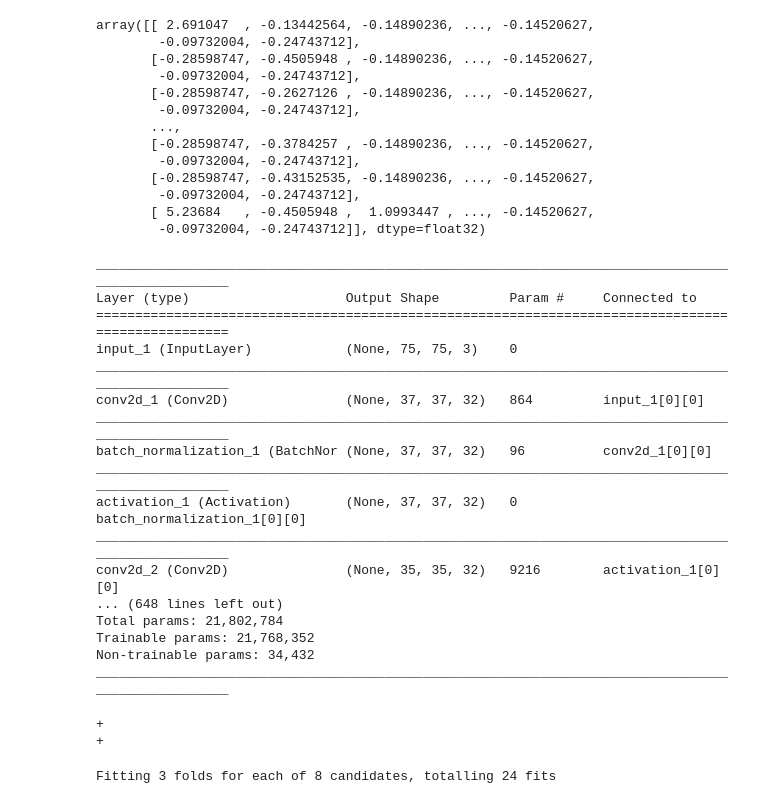
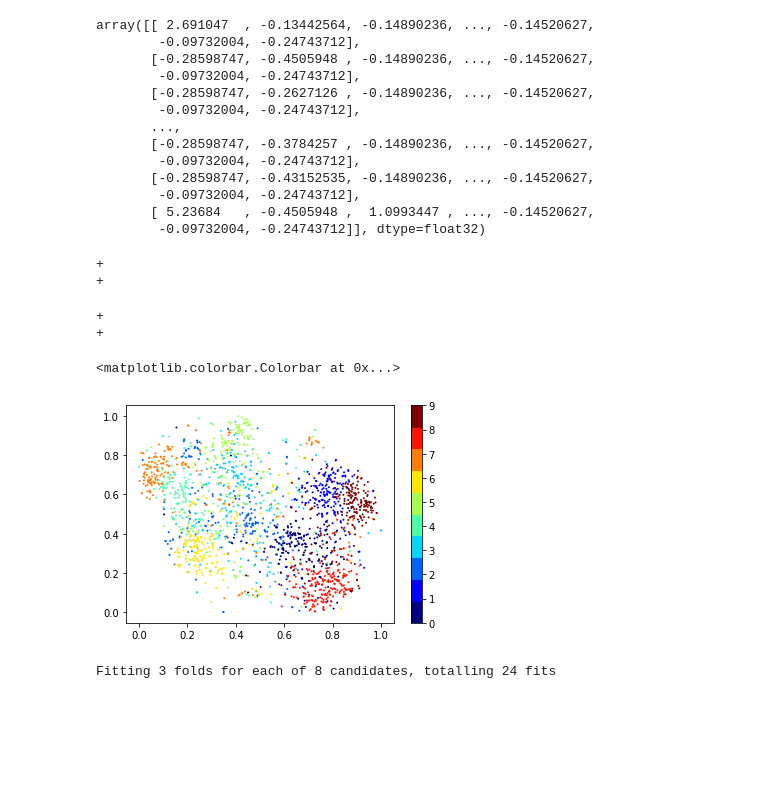
Before and after one commit to AgnieszkaZgo/CNN_SVM_CIFAR-10, a Jupyter notebook: cifar.ipynb, the cells around one changed output. Saved outputs shown, nothing was run; the diff lists cells and outputs as text; code cells hidden in the pictures; blank space fills up the shorter version.

```diff
--- a/cifar.ipynb
+++ b/cifar.ipynb
@@ -85,38 +87,18 @@ array([[ 2.691047  , -0.13442564, -0.14890236, ..., -0.14520627,
        [ 5.23684   , -0.4505948 ,  1.0993447 , ..., -0.14520627,
         -0.09732004, -0.24743712]], dtype=float32)
 # %%
-model_inc = InceptionV3(weights='imagenet', include_top=False, input_shape=(75,75,3), classes=10)
+model_inc = InceptionV3(weights='imagenet', pooling='avg', include_top=False)
-# %%
-model_inc.summary()
-# %% [output]
-__________________________________________________________________________________________________
-Layer (type)                    Output Shape         Param #     Connected to
-==================================================================================================
-input_1 (InputLayer)            (None, 75, 75, 3)    0
-__________________________________________________________________________________________________
-conv2d_1 (Conv2D)               (None, 37, 37, 32)   864         input_1[0][0]
-__________________________________________________________________________________________________
-batch_normalization_1 (BatchNor (None, 37, 37, 32)   96          conv2d_1[0][0]
-__________________________________________________________________________________________________
-activation_1 (Activation)       (None, 37, 37, 32)   0           batch_normalization_1[0][0]
-__________________________________________________________________________________________________
-conv2d_2 (Conv2D)               (None, 35, 35, 32)   9216        activation_1[0][0]
-... (648 lines left out)
-Total params: 21,802,784
-Trainable params: 21,768,352
-Non-trainable params: 34,432
-__________________________________________________________________________________________________
 # %%
-X_train = np.empty((x_train.shape[0], 75, 75, 3))
-for i in range(x_train.shape[0]):
-    X_train[i] = np.array(Image.fromarray(x_train[i]).resize((75, 75)))/255
-
-X_test = np.empty((x_test.shape[0], 75, 75, 3))
-for i in range(x_test.shape[0]):
-    X_test[i] = np.array(Image.fromarray(x_test[i]).resize((75, 75)))/255
+# X_train = np.empty((x_train.shape[0], 75, 75, 3))
+# for i in range(x_train.shape[0]):
+#     X_train[i] = np.array(Image.fromarray(x_train[i]).resize((75, 75)))/255
+_, (x_test, y_test) = cifar10.load_data()
+X_test = np.empty((2000, 299, 299, 3))
+for i in range(2000):
+    X_test[i] = np.array(Image.fromarray(x_test[i]).resize((299, 299)))/255
 print('+')
-codes_train = model_inc.predict(X_train).reshape(x_train.shape[0], -1)
-codes_test = model_inc.predict(X_test).reshape(x_test.shape[0], -1)
+# codes_train = model_inc.predict(X_train).reshape(x_train.shape[0], -1)
+codes_test = model_inc.predict(X_test).reshape(X_test.shape[0], -1)
 print('+')
 # scaler = StandardScaler()
 # scaler.fit(codes_train)
@@ -131,6 +113,26 @@ print('+')
 # %% [output]
 +
 +
+# %%
+from tsne import bh_sne
+
+Y = bh_sne(codes_test[:2000].astype('float64'))
+print('+')
+min_1 = Y[:,0].min()
+max_1 = Y[:,0].max()
+min_2 = Y[:,1].min()
+max_2 = Y[:,1].max()
+Yn = Y[:]
+Yn[:,0] = (Y[:,0] - min_1) / (max_1 - min_1)
+Yn[:,1] = (Y[:,1] - min_2) / (max_2 - min_2)
+print('+')
+plt.scatter(Yn[:, 1], Yn[:, 0], c=y_test.flatten()[:2000], cmap=plt.cm.get_cmap("jet", 10), s=4, edgecolors='none')
+plt.colorbar(ticks=range(10))
+# %% [output]
++
++
+<matplotlib.colorbar.Colorbar at 0x...>
+[figure, added]
 # %%
 param_grid = {'penalty': ['l1','l2'],
               'C':[1e-4, 0.001, 0.01, 0.1]}
```
Also changed, not shown: parts of 1 cell of this notebook, 1 other file.
